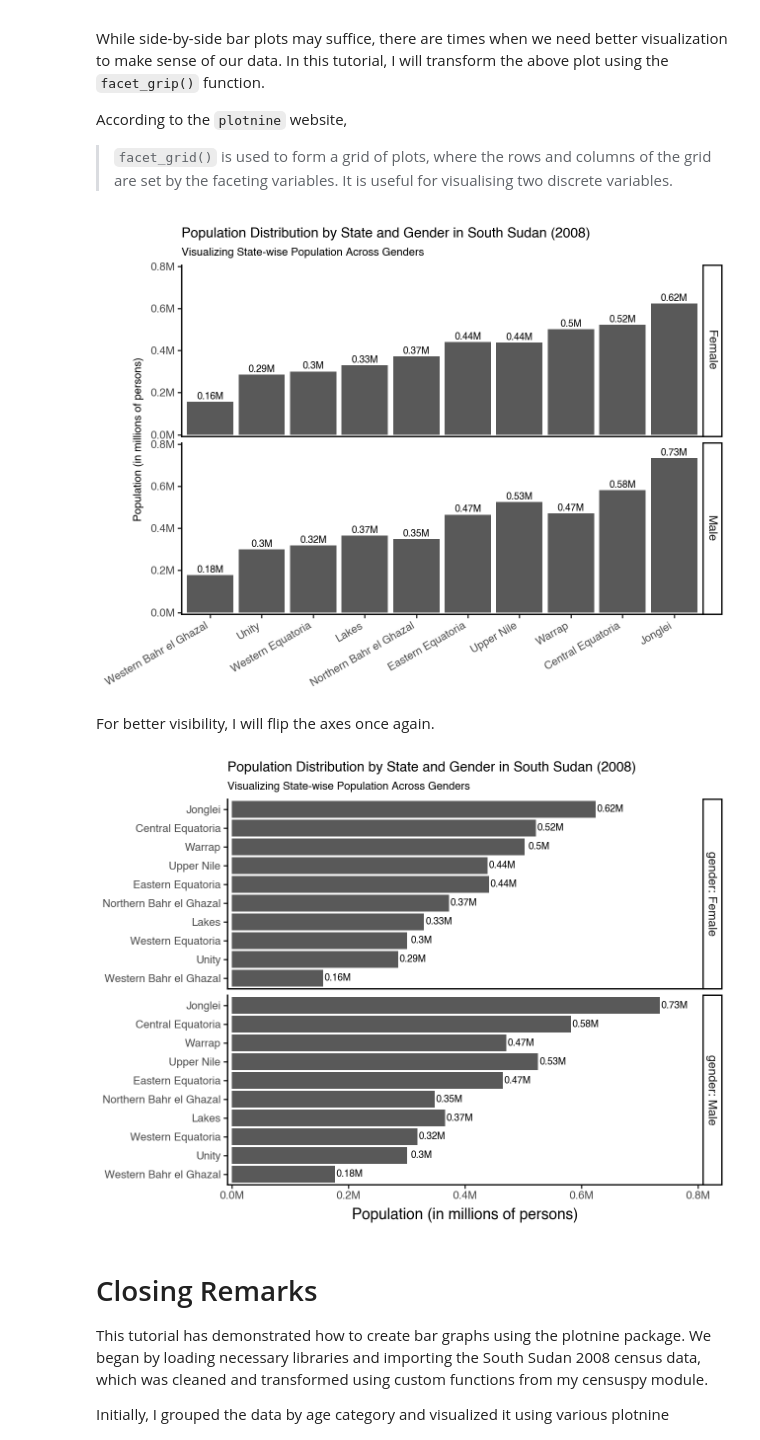
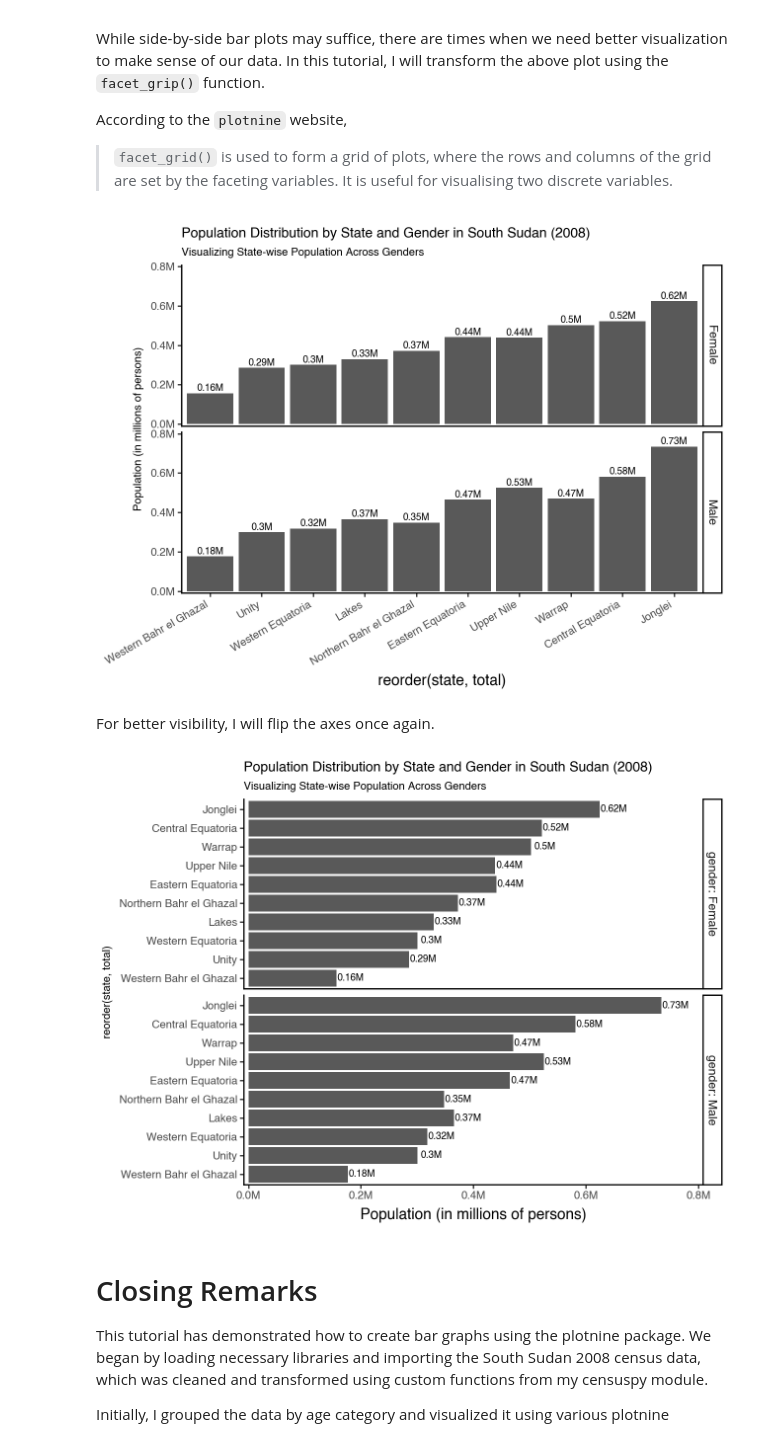
Before and after one commit to tongakuot/dataviz-plotnine, a Jupyter notebook: barplots.ipynb, the cells around one changed output. Drawn from its saved outputs; the diff is of its cells as text; code cells hidden in the pictures.

```diff
--- a/barplots.ipynb
+++ b/barplots.ipynb
@@ -290,33 +290,33 @@ According to the `plotnine` website,
 # %%
 
 (
     ggplot(gender, aes('reorder(state, total)', 'total'))
     + geom_col(position='dodge')
     + geom_text(aes(label='labels'), format_string='{}M', nudge_y=25_000, size=7)
     + scale_x_discrete(expand=(0.01, 0.01))
     + scale_y_continuous(
         limits=(0, 800_000),
         expand=(0.01, 0.01),
         labels=label_number(scale=1e-6, suffix='M')
     )
     + facet_grid('gender', scales='free_y')
     + theme_classic()
     + labs(
-        x='',
+        x=None,
         y='Population (in millions of persons)',
         title='Population Distribution by State and Gender in South Sudan (2008)',
         subtitle='Visualizing State-wise Population Across Genders'
     )
     + theme(
         plot_title=element_text(size=10, margin={'t': 10, 'b': 5}, ha='left'),
         plot_subtitle=element_text(size=8, margin={'b': 5}, ha='left'),
         axis_text=element_text(size=8),
         axis_text_x=element_text(rotation=30, hjust=1),
         axis_title_y=element_text(size=8)
     )
 )
 # %% [output]
-[figure, old version]
+[figure, new version]
 # %% [markdown]
 For better visibility, I will flip the axes once again.
 # %%
@@ -335,7 +335,7 @@ For better visibility, I will flip the axes once again.
     + coord_flip()
     + theme_classic()
     + labs(
-        x='',
+        x=None,
         y='Population (in millions of persons)',
         title='Population Distribution by State and Gender in South Sudan (2008)',
         subtitle='Visualizing State-wise Population Across Genders'
@@ -348,7 +348,7 @@ For better visibility, I will flip the axes once again.
     )
 )
 # %% [output]
-[figure, old version]
+[figure, new version]
 # %% [markdown]
 # Closing Remarks
 
```
Also changed, not shown: parts of 1 cell of this notebook, 4 other files.
